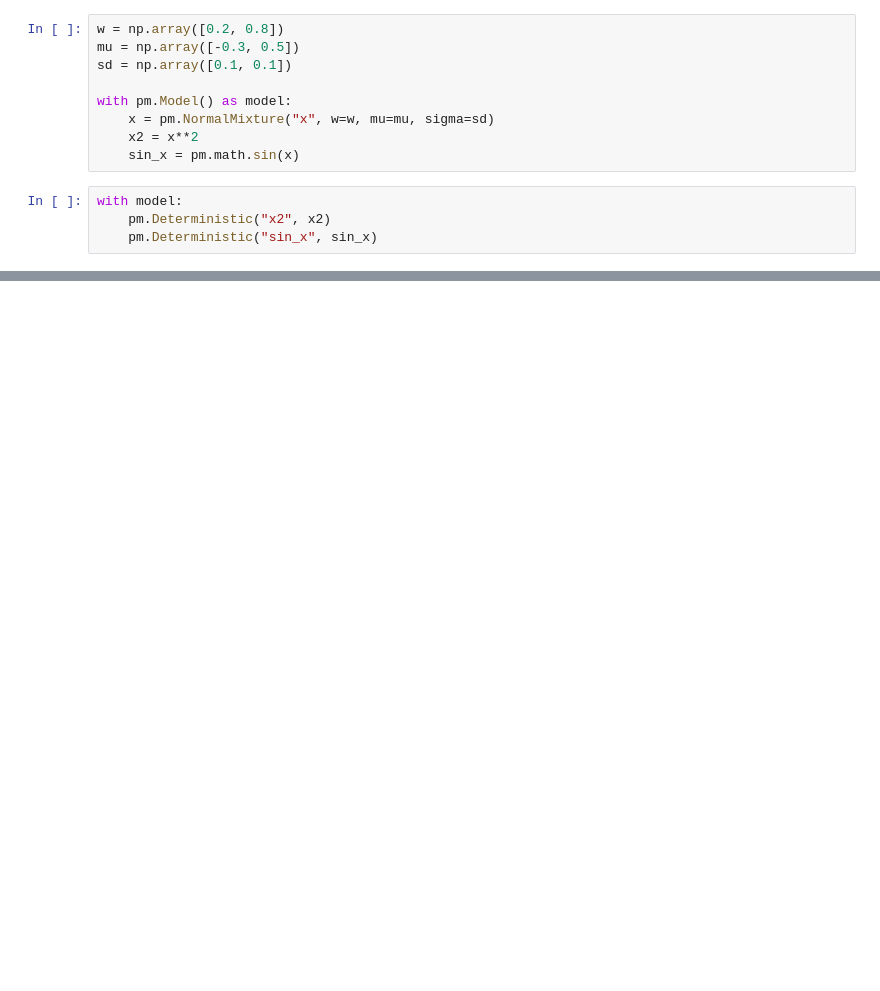
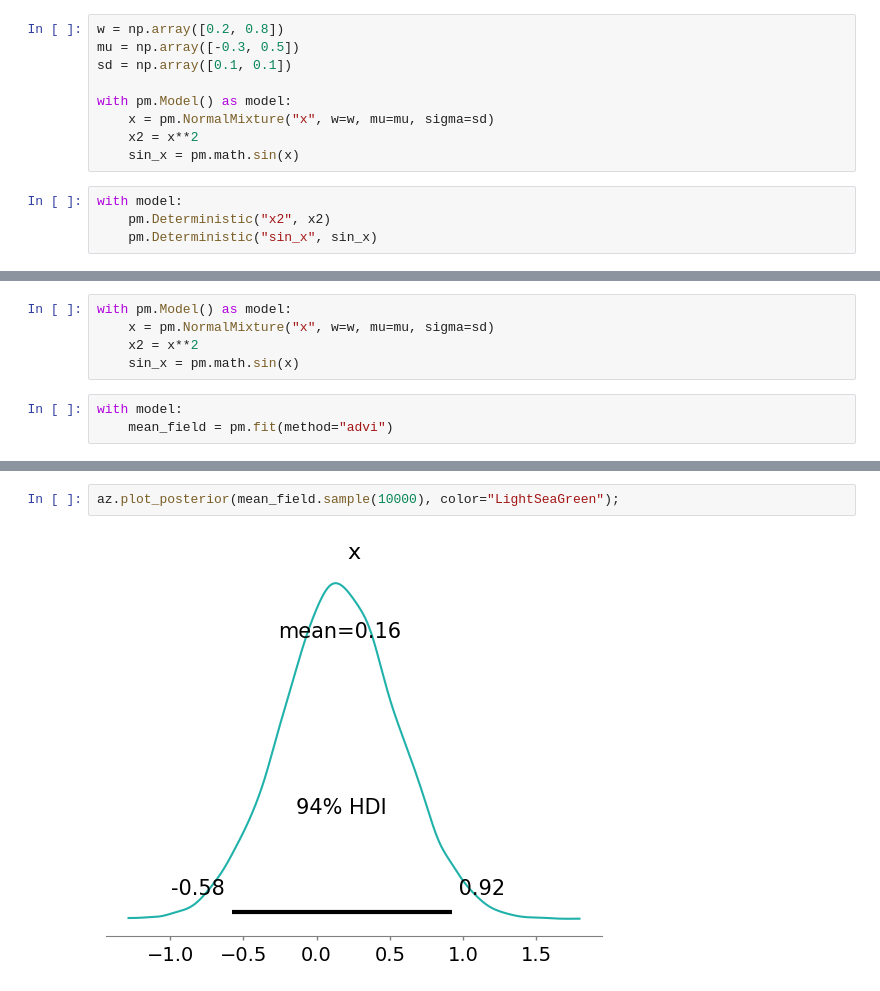
Before and after one commit to styuk/Time-Seriese, a Jupyter notebook: python/variinfe.ipynb, the cells around one changed output, grey strips where cells are left out. Cells and saved outputs as stored; diff of their text form; blank space fills up the shorter version.

```diff
--- a/python/variinfe.ipynb
+++ b/python/variinfe.ipynb
@@ -100,0 +101,8 @@ az.plot_trace(trace);
+# %%
+with pm.Model() as model:
+    x = pm.NormalMixture("x", w=w, mu=mu, sigma=sd)
+    x2 = x**2
+    sin_x = pm.math.sin(x)
+# %%
+with model:
+    mean_field = pm.fit(method="advi")
@@ -100,0 +111,4 @@ az.plot_trace(trace);
+# %%
+az.plot_posterior(mean_field.sample(10000), color="LightSeaGreen");
+# %% [output]
+[figure, added]
```
Also changed, not shown: parts of 6 cells of this notebook.
